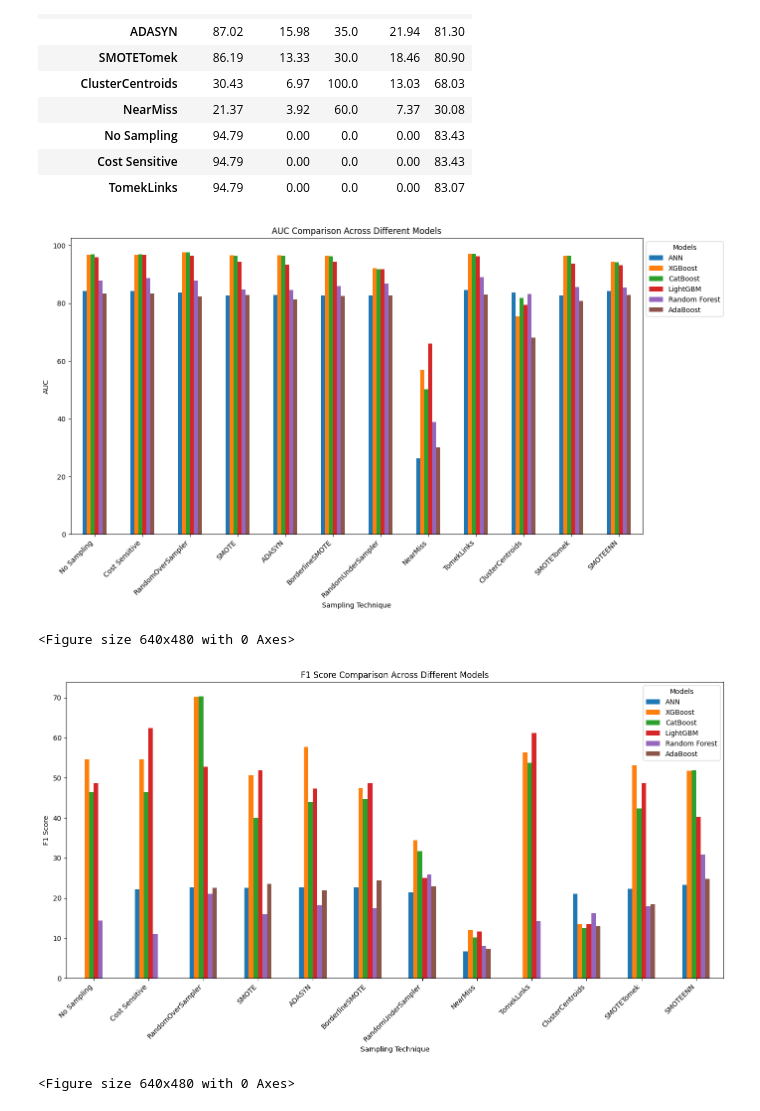
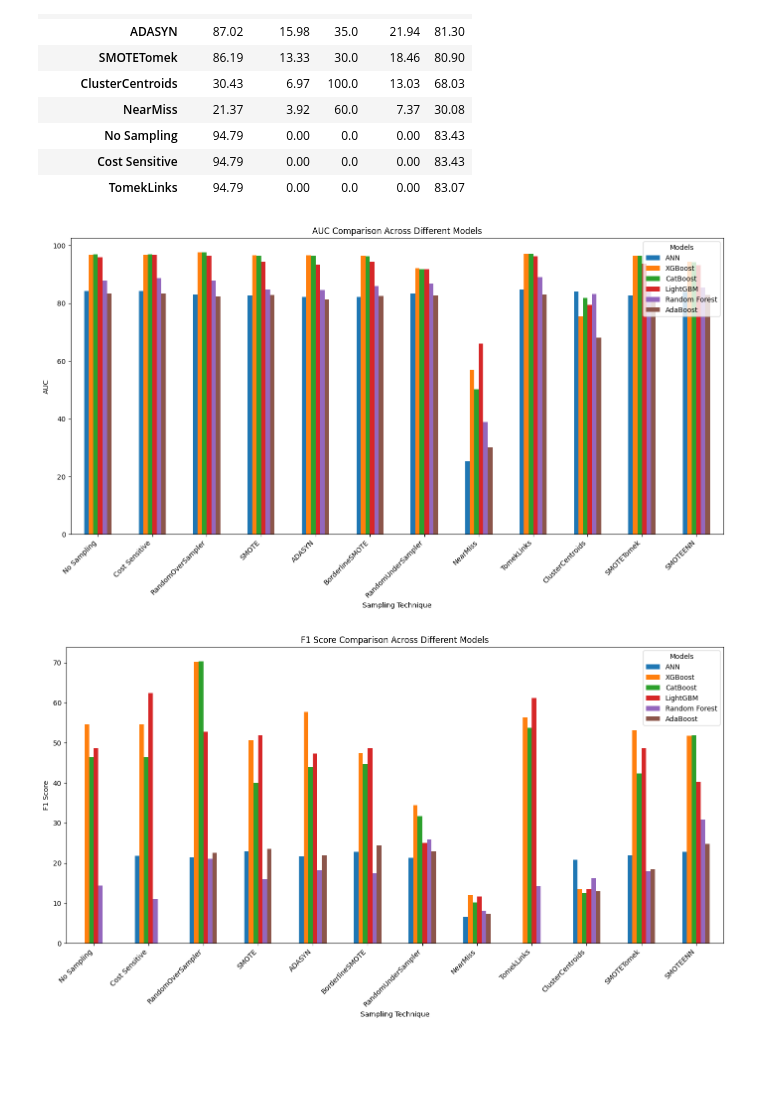
Before and after one commit to behnamy2010/Car-Claims-Compression, a Jupyter notebook: Car_Claims_Fraud.ipynb, the cells around one changed output. Cells and saved outputs as stored; diff of their text form; code cells hidden in the pictures; blank space fills up the shorter version.

```diff
--- a/Car_Claims_Fraud.ipynb
+++ b/Car_Claims_Fraud.ipynb
@@ -869,7 +887,7 @@ xgb_df
 # %% [markdown]
 # CatBoost Classifier
 # %%
-model = CatBoostClassifier(random_state=42)
+model = CatBoostClassifier(verbose=0,random_state=42)
 cat_df = sampling_results(X_train,y_train,X_test,y_test,model)
 cat_df
 # %% [output]
@@ -963,3 +964,13 @@ ada_df
 | No Sampling | 94.79 | 0.00 | 0.0 | 0.00 | 83.43 |
 | Cost Sensitive | 94.79 | 0.00 | 0.0 | 0.00 | 83.43 |
 | TomekLinks | 94.79 | 0.00 | 0.0 | 0.00 | 83.07 |
+# %%
+new_index=["No Sampling","Cost Sensitive","RandomOverSampler","SMOTE","ADASYN","BorderlineSMOTE","RandomUnderSampler","NearMiss","TomekLinks","ClusterCentroids","SMOTETomek","SMOTEENN"]
+
+# Sort DataFrames by index
+Ann_df=Ann_df.reindex(new_index)
+xgb_df=xgb_df.reindex(new_index)
+cat_df=cat_df.reindex(new_index)
+lgbm_df=lgbm_df.reindex(new_index)
+randomForest_df=randomForest_df.reindex(new_index)
+ada_df=ada_df.reindex(new_index)
@@ -966,39 +984,28 @@ ada_df
 # %%
-# Sort DataFrames by index
-Ann_df.sort_index(inplace=True)
-xgb_df.sort_index(inplace=True)
-cat_df.sort_index(inplace=True)
-lgbm_df.sort_index(inplace=True)
-randomForest_df.sort_index(inplace=True)
-ada_df.sort_index(inplace=True)
-
 # Extracting the 'AUC' feature
 auc_values = {
     "ANN": Ann_df['AUC'],
     "XGBoost": xgb_df['AUC'],
     "CatBoost": cat_df['AUC'],
     "LightGBM": lgbm_df['AUC'],
     "Random Forest": randomForest_df['AUC'],
     "AdaBoost": ada_df['AUC']
 }
 
 auc_df = pd.DataFrame(auc_values)
-new_index=["No Sampling","Cost Sensitive","RandomOverSampler","SMOTE","ADASYN","BorderlineSMOTE","RandomUnderSampler","NearMiss","TomekLinks","ClusterCentroids","SMOTETomek","SMOTEENN"]
-auc_df = auc_df.reindex(new_index)
 
 # Plotting
 ax = auc_df.plot(kind='bar', figsize=(14, 8))
 ax.set_title('AUC Comparison Across Different Models')
 ax.set_xlabel('Sampling Technique')
 ax.set_ylabel('AUC')
-ax.legend(title='Models',bbox_to_anchor=(1, 1))
+ax.legend(title='Models', loc="upper right")
 ax.set_xticklabels(new_index, rotation=45, ha='right')
 
 plt.tight_layout()
 plt.show()
 # %% [output]
-[figure, old version]
+[figure, new version]
-<Figure size 640x480 with 0 Axes>
 # %%
 # Extracting the 'F1' feature
 F1_values = {
@@ -1011,22 +1018,19 @@ F1_values = {
 }
 
 F1_df = pd.DataFrame(F1_values)
-new_index=["No Sampling","Cost Sensitive","RandomOverSampler","SMOTE","ADASYN","BorderlineSMOTE","RandomUnderSampler","NearMiss","TomekLinks","ClusterCentroids","SMOTETomek","SMOTEENN"]
-F1_df = F1_df.reindex(new_index)
 
 # Plotting
 ax = F1_df.plot(kind='bar', figsize=(14, 8))
 ax.set_title('F1 Score Comparison Across Different Models')
 ax.set_xlabel('Sampling Technique')
 ax.set_ylabel('F1 Score')
-ax.legend(title='Models',bbox_to_anchor=(1, 1))
+ax.legend(title='Models', loc="upper right")
 ax.set_xticklabels(new_index, rotation=45, ha='right')
 
 plt.tight_layout()
 plt.show()
 # %% [output]
 [figure]
-<Figure size 640x480 with 0 Axes>
 # %%
 # Extracting the 'Recall' feature
 Recall_values = {
```
Also changed, not shown: parts of 6 cells of this notebook.
